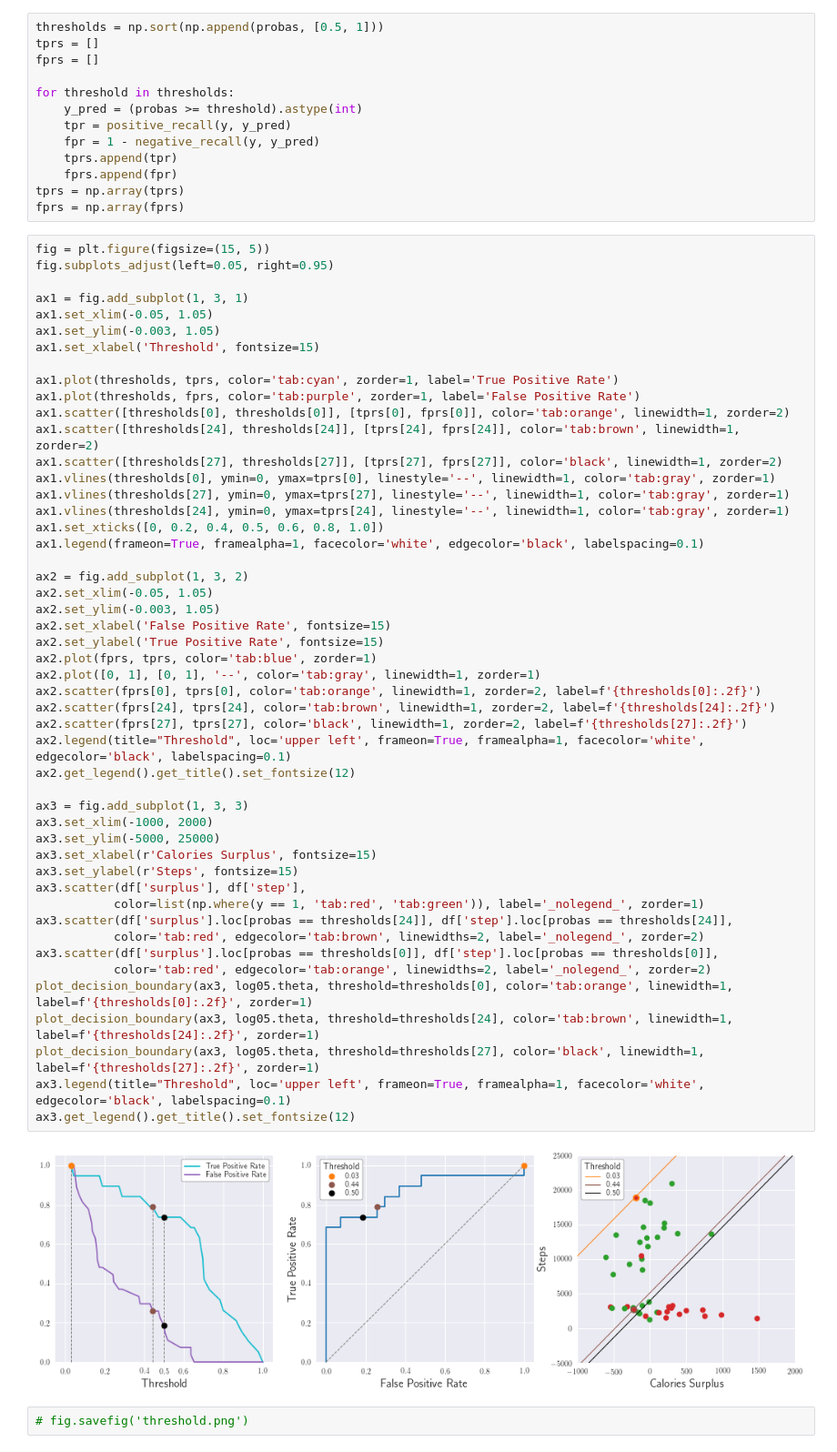
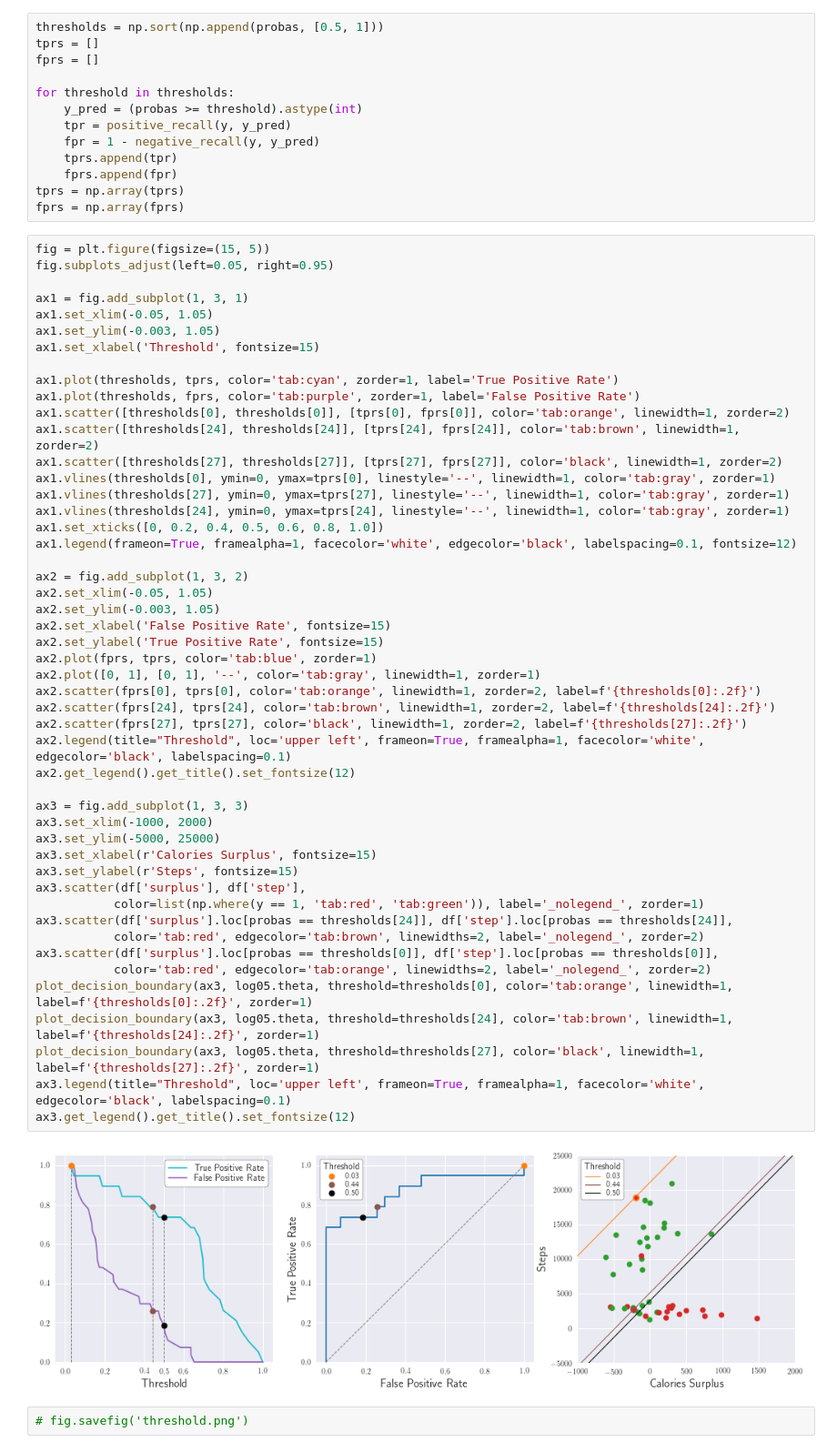
Before and after one commit to khanhnguyendata/logweight, a Jupyter notebook: logweight.ipynb, the cells around one changed output. Shown at 91% size. Cells and saved outputs as stored; diff of their text form.

```diff
--- a/logweight.ipynb
+++ b/logweight.ipynb
@@ -709,39 +702,39 @@ ax1.vlines(thresholds[0], ymin=0, ymax=tprs[0], linestyle='--', linewidth=1, col
 ax1.vlines(thresholds[27], ymin=0, ymax=tprs[27], linestyle='--', linewidth=1, color='tab:gray', zorder=1)
 ax1.vlines(thresholds[24], ymin=0, ymax=tprs[24], linestyle='--', linewidth=1, color='tab:gray', zorder=1)
 ax1.set_xticks([0, 0.2, 0.4, 0.5, 0.6, 0.8, 1.0])
-ax1.legend(frameon=True, framealpha=1, facecolor='white', edgecolor='black', labelspacing=0.1)
+ax1.legend(frameon=True, framealpha=1, facecolor='white', edgecolor='black', labelspacing=0.1, fontsize=12)
 
 ax2 = fig.add_subplot(1, 3, 2)
 ax2.set_xlim(-0.05, 1.05)
 ax2.set_ylim(-0.003, 1.05)
 ax2.set_xlabel('False Positive Rate', fontsize=15)
 ax2.set_ylabel('True Positive Rate', fontsize=15)
 ax2.plot(fprs, tprs, color='tab:blue', zorder=1)
 ax2.plot([0, 1], [0, 1], '--', color='tab:gray', linewidth=1, zorder=1)
 ax2.scatter(fprs[0], tprs[0], color='tab:orange', linewidth=1, zorder=2, label=f'{thresholds[0]:.2f}')
 ax2.scatter(fprs[24], tprs[24], color='tab:brown', linewidth=1, zorder=2, label=f'{thresholds[24]:.2f}')
 ax2.scatter(fprs[27], tprs[27], color='black', linewidth=1, zorder=2, label=f'{thresholds[27]:.2f}')
 ax2.legend(title="Threshold", loc='upper left', frameon=True, framealpha=1, facecolor='white', edgecolor='black', labelspacing=0.1)
 ax2.get_legend().get_title().set_fontsize(12)
 
 ax3 = fig.add_subplot(1, 3, 3)
 ax3.set_xlim(-1000, 2000)
 ax3.set_ylim(-5000, 25000)
 ax3.set_xlabel(r'Calories Surplus', fontsize=15)
 ax3.set_ylabel(r'Steps', fontsize=15)
 ax3.scatter(df['surplus'], df['step'],
            color=list(np.where(y == 1, 'tab:red', 'tab:green')), label='_nolegend_', zorder=1)
 ax3.scatter(df['surplus'].loc[probas == thresholds[24]], df['step'].loc[probas == thresholds[24]],
            color='tab:red', edgecolor='tab:brown', linewidths=2, label='_nolegend_', zorder=2)
 ax3.scatter(df['surplus'].loc[probas == thresholds[0]], df['step'].loc[probas == thresholds[0]],
            color='tab:red', edgecolor='tab:orange', linewidths=2, label='_nolegend_', zorder=2)
 plot_decision_boundary(ax3, log05.theta, threshold=thresholds[0], color='tab:orange', linewidth=1, label=f'{thresholds[0]:.2f}', zorder=1)
 plot_decision_boundary(ax3, log05.theta, threshold=thresholds[24], color='tab:brown', linewidth=1, label=f'{thresholds[24]:.2f}', zorder=1)
 plot_decision_boundary(ax3, log05.theta, threshold=thresholds[27], color='black', linewidth=1, label=f'{thresholds[27]:.2f}', zorder=1)
 ax3.legend(title="Threshold", loc='upper left', frameon=True, framealpha=1, facecolor='white', edgecolor='black', labelspacing=0.1)
 ax3.get_legend().get_title().set_fontsize(12)
 # %% [output]
-[figure, old version]
+[figure, new version]
 # %%
 # fig.savefig('threshold.png')
 # %% [markdown]
```
Also changed, not shown: parts of 16 cells of this notebook, 1 other file.
